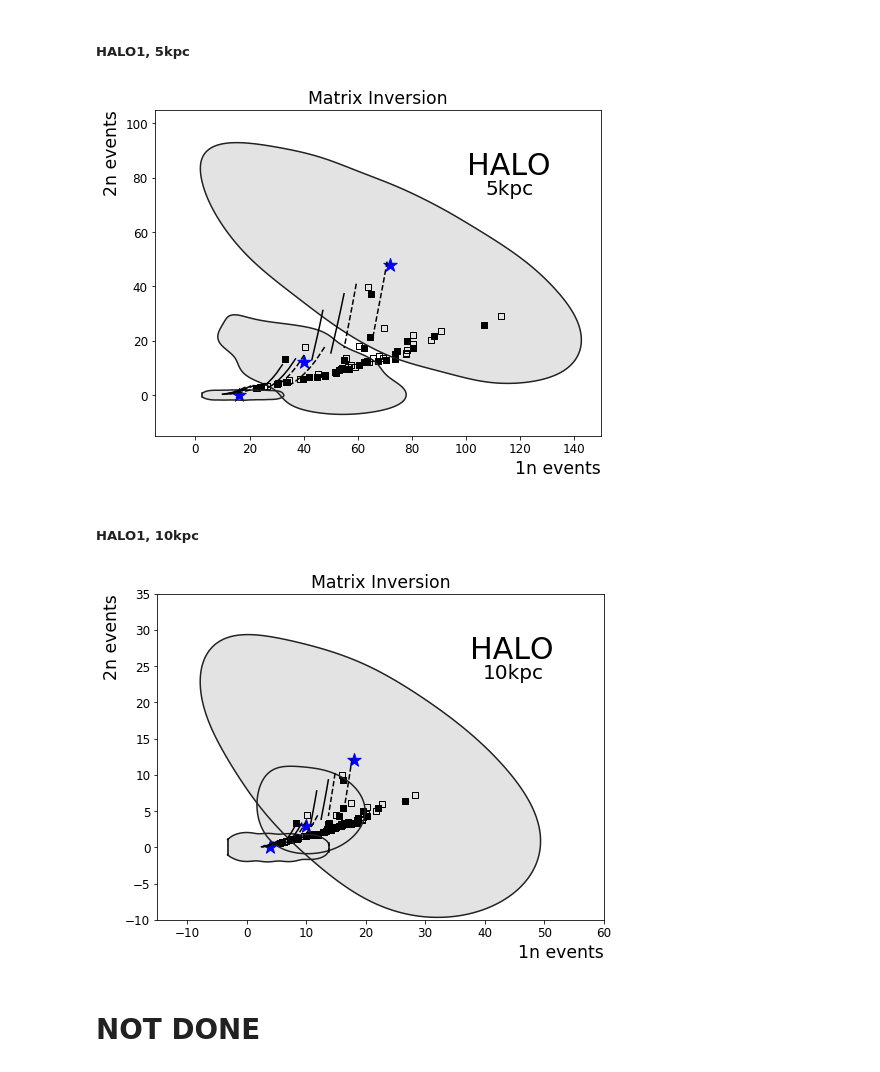
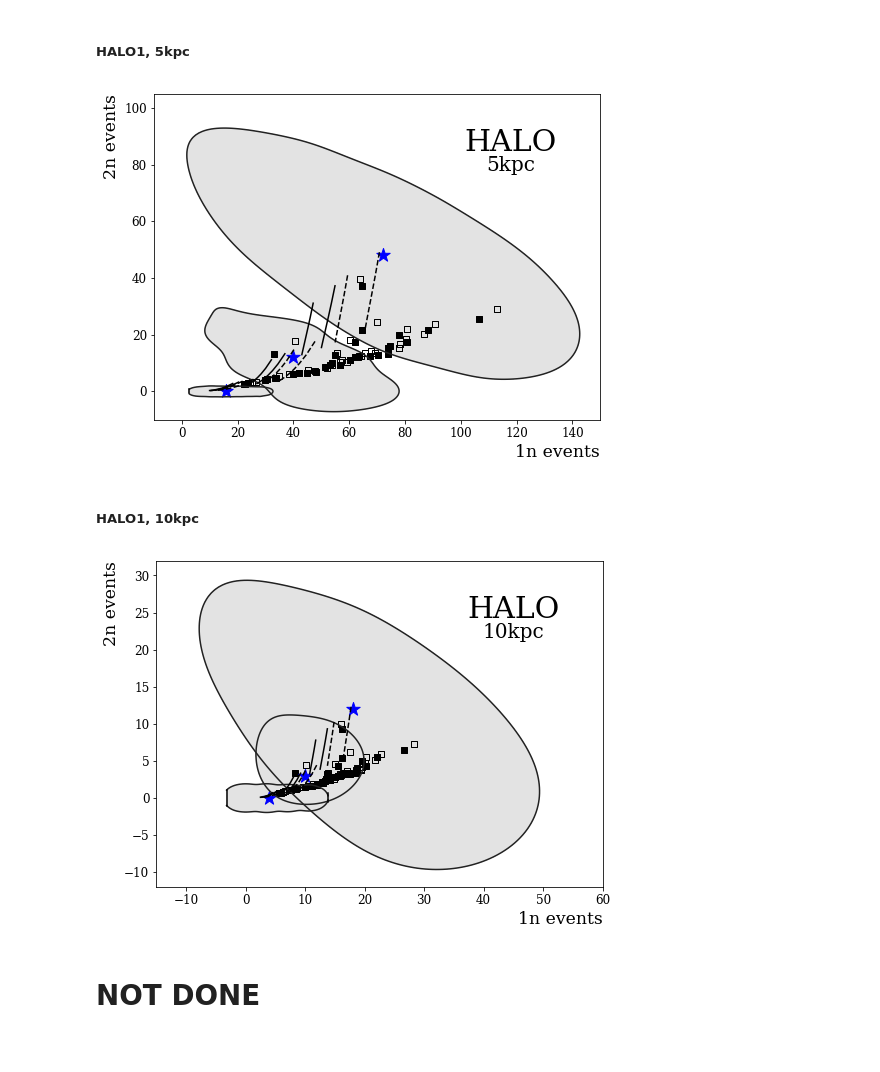
Before and after one commit to jfcrenshaw/halo, a Jupyter notebook: unfolding_plots.ipynb, the cells around one changed output. Saved outputs shown, nothing was run; the diff lists cells and outputs as text; code cells hidden in the pictures.

Commit message:
Finished the unfolding plots for halo1

```diff
--- a/unfolding_plots.ipynb
+++ b/unfolding_plots.ipynb
@@ -26,7 +26,7 @@ unfolded_location = './unfolded_data/'
 ## Plot style settings
 # %%
 figsize = (8,6)
-plt.rc('font', family='sans-serif')
+plt.rc('font', family='serif')
 plt.rc('axes', labelsize='xx-large')
 plt.rc('xtick', labelsize='large')
 plt.rc('ytick', labelsize='large')
@@ -72,37 +72,36 @@ xM1_3,yM1_3,cutM1_3 = trim_data_2n0(h1_5kpc_16v0_1n)
 # %%
 # Figure for HALO 1, 5kpc, 72v48 40vs12 16v0
 figM1,axM1 = plt.subplots(1,1,figsize=figsize)
 
 contours(xM1_1,yM1_1,cutM1_1,axM1)
 contours(xM1_2,yM1_2,cutM1_2,axM1)
 contours(xM1_3,yM1_3,cutM1_3,axM1,x_bw=np.std(xM1_3)/4)
 
 # manual fix of clipped contour
 x_manfix = [2.5,2.5]
 y_manfix = [-0.7,0.7]
 axM1.plot(x_manfix,y_manfix,color='black')
 
 other_sn_models(axM1,1,5,False)
 snowglobes_curves(axM1,1,5,False)
 
 # Truth values
 Truth = [[72,40,16],[48,12,0]]
 axM1.scatter(Truth[0],Truth[1],color='b',marker='*',s=truth_size)
 
 # Title
-axM1.set_title('Matrix Inversion')
-axM1.text(0.7,0.8,'HALO',fontsize=exp_size,transform=axM1.transAxes)
-axM1.text(0.74,0.74,'5kpc',fontsize=dist_size,transform=axM1.transAxes)
+#axM1.set_title('Matrix Inversion')
+axM1.text(0.8,0.85,'HALO',fontsize=exp_size,transform=axM1.transAxes,ha='center',va='center')
+axM1.text(0.8,0.78,'5kpc',fontsize=dist_size,transform=axM1.transAxes,ha='center',va='center')
 
-
-axM1.set_xlim(-15,150)
-axM1.set_ylim(-15,105)
+axM1.set_xlim(-10,150)
+axM1.set_ylim(-10,105)
 
 pylab.savefig('./figures/matrix_unfolding_halo1_5kpc.png')
 
 plt.show()
 # %% [output]
-[figure, old version]
+[figure, new version]
 # %% [markdown]
 ##### HALO1, 10kpc
 # %%
@@ -162,19 +161,19 @@ Truth = [[18,10,4],[12,3,0]]
 axM2.scatter(Truth[0],Truth[1],color='b',marker='*',s=truth_size)
 
 # Title
-axM2.set_title('Matrix Inversion')
-axM2.text(0.7,0.8,'HALO',fontsize=exp_size,transform=axM2.transAxes)
-axM2.text(0.73,0.74,'10kpc',fontsize=dist_size,transform=axM2.transAxes)
+#axM2.set_title('Matrix Inversion')
+axM2.text(0.8,0.85,'HALO',fontsize=exp_size,transform=axM2.transAxes,ha='center',va='center')
+axM2.text(0.8,0.78,'10kpc',fontsize=dist_size,transform=axM2.transAxes,ha='center',va='center')
 
 
 axM2.set_xlim(-15,60)
-axM2.set_ylim(-10,35)
+axM2.set_ylim(-12,32)
 
 pylab.savefig('./figures/matrix_unfolding_halo1_10kpc.png')
 
 plt.show()
 # %% [output]
-[figure, old version]
+[figure, new version]
 # %% [markdown]
 # NOT DONE
 # %% [markdown]
```
Also changed, not shown: parts of 26 cells of this notebook, 14 other files.
